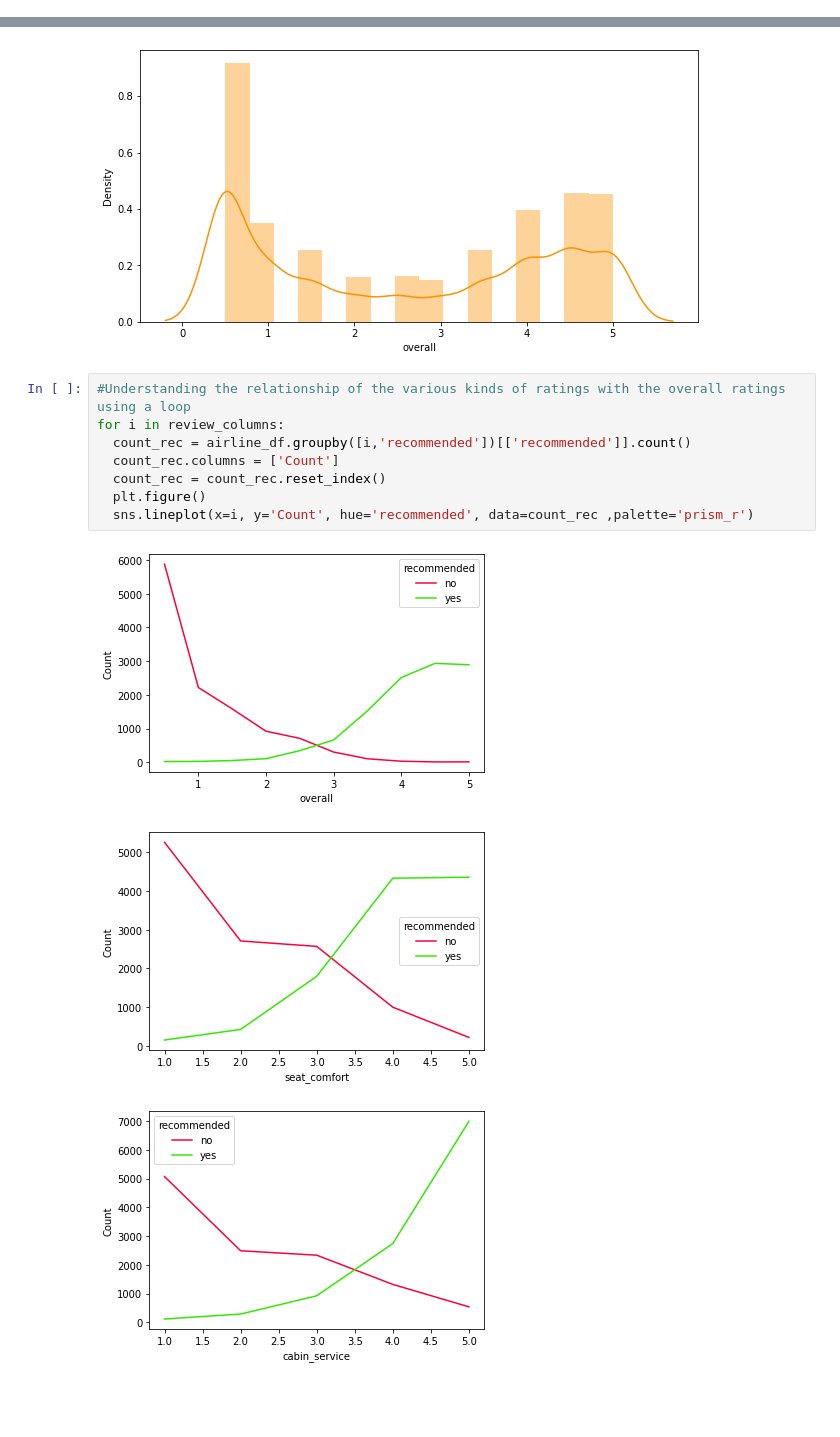
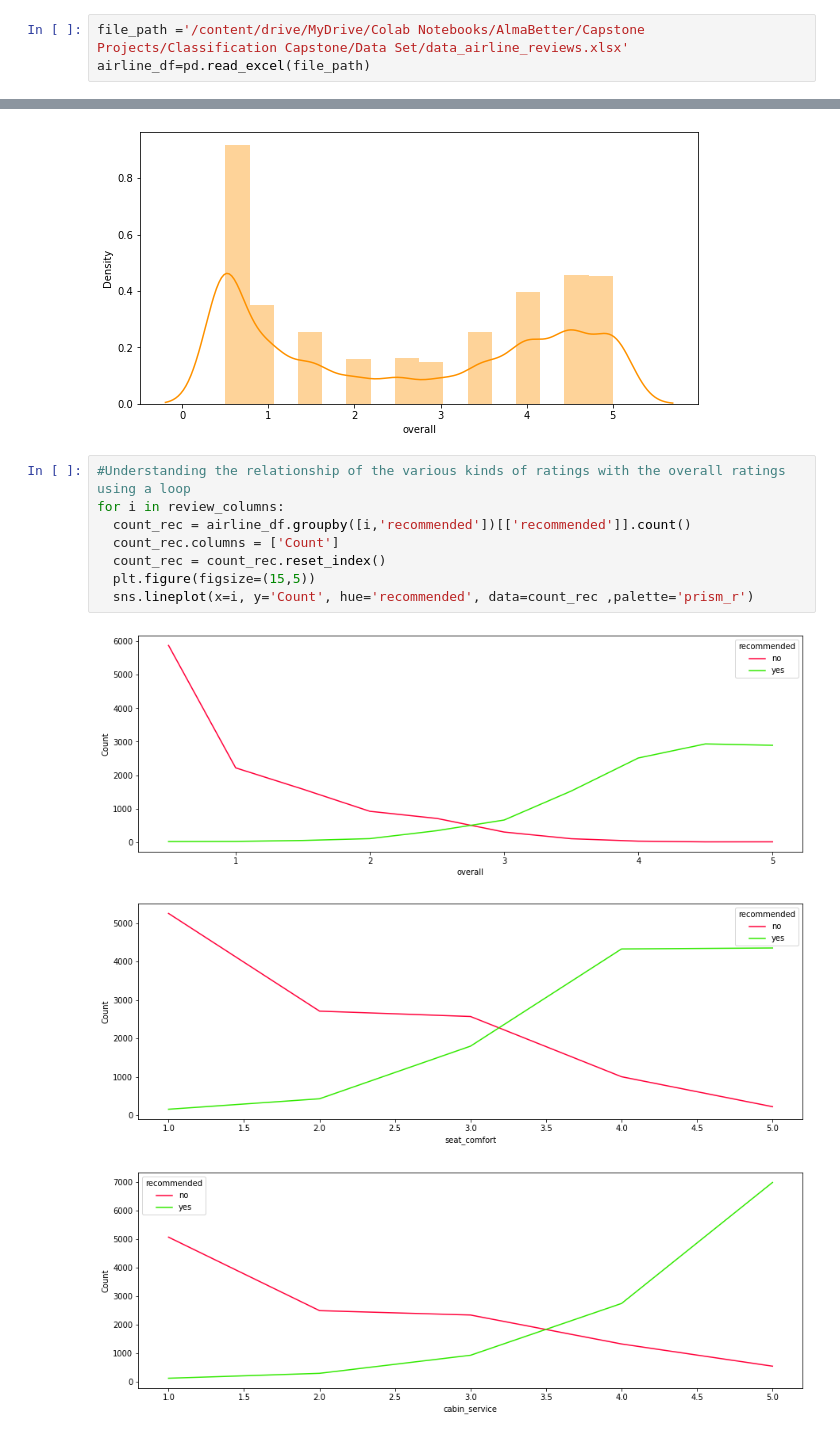
Before and after one commit to paulsoumyadip/airline_referral, a Jupyter notebook: Airline_Passenger_referral_prediction_.ipynb, the cells around one changed output, grey strips where cells are left out. Cells and saved outputs as stored; diff of their text form; blank space fills up the shorter version.

```diff
--- a/Airline_Passenger_referral_prediction_.ipynb
+++ b/Airline_Passenger_referral_prediction_.ipynb
@@ -2,0 +97,3 @@
+# %%
+file_path ='/content/drive/MyDrive/Colab Notebooks/AlmaBetter/Capstone Projects/Classification Capstone/Data Set/data_airline_reviews.xlsx'
+airline_df=pd.read_excel(file_path)
@@ -456,12 +525,12 @@ sns.distplot(airline_df['overall'])
 # %%
 #Understanding the relationship of the various kinds of ratings with the overall ratings using a loop
 for i in review_columns:
   count_rec = airline_df.groupby([i,'recommended'])[['recommended']].count()
   count_rec.columns = ['Count']
   count_rec = count_rec.reset_index()
-  plt.figure()
+  plt.figure(figsize=(15,5))
   sns.lineplot(x=i, y='Count', hue='recommended', data=count_rec ,palette='prism_r')
 # %% [output]
-[figure, old version]
+[figure, new version]
-[figure, old version]
+[figure, new version]
-[figure, old version]
+[figure, new version]
```
Also changed, not shown: parts of 54 cells of this notebook.
